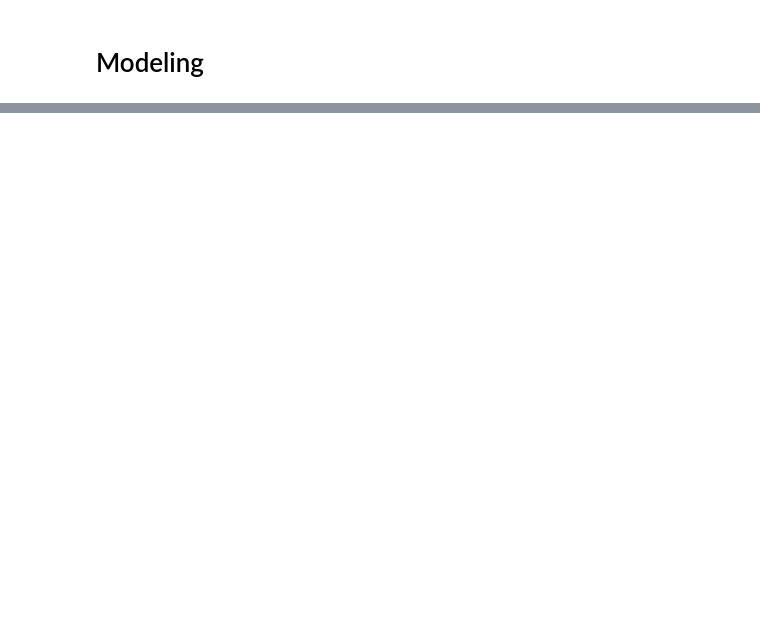
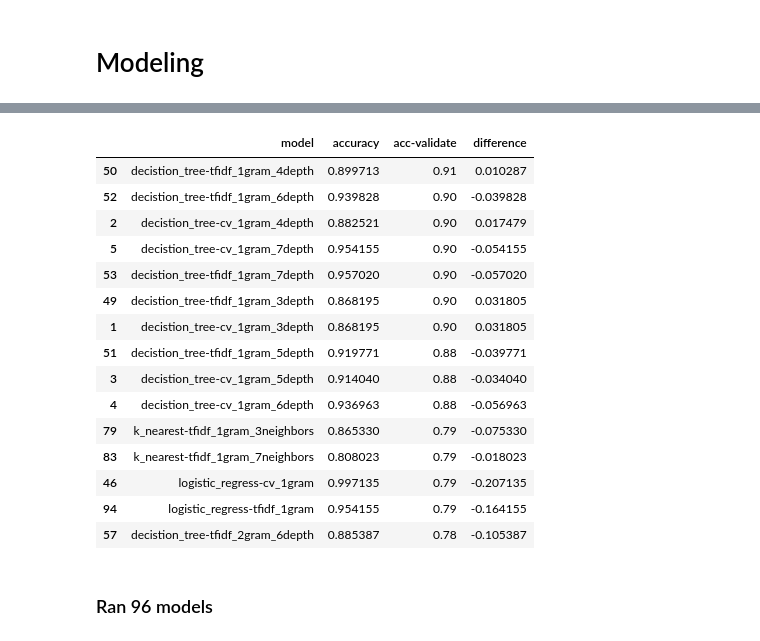
Before and after one commit to NLP-Casey-Harris-Wood-Project/nlp-project, a Jupyter notebook: modeling.ipynb, the cells around one changed output, grey strips where cells are left out. Saved outputs shown, nothing was run; the diff lists cells and outputs as text; code cells hidden in the pictures; blank space fills up the shorter version.

```diff
--- a/modeling.ipynb
+++ b/modeling.ipynb
@@ -244,0 +295,21 @@ metric_df
+# %%
+metric_df.sort_values('acc-validate', ascending=False).head(15)
+# %% [output]
+|  | model | accuracy | acc-validate | difference |
+| 50 | decistion_tree-tfidf_1gram_4depth | 0.899713 | 0.91 | 0.010287 |
+| 52 | decistion_tree-tfidf_1gram_6depth | 0.939828 | 0.90 | -0.039828 |
+| 2 | decistion_tree-cv_1gram_4depth | 0.882521 | 0.90 | 0.017479 |
+| 5 | decistion_tree-cv_1gram_7depth | 0.954155 | 0.90 | -0.054155 |
+| 53 | decistion_tree-tfidf_1gram_7depth | 0.957020 | 0.90 | -0.057020 |
+| 49 | decistion_tree-tfidf_1gram_3depth | 0.868195 | 0.90 | 0.031805 |
+| 1 | decistion_tree-cv_1gram_3depth | 0.868195 | 0.90 | 0.031805 |
+| 51 | decistion_tree-tfidf_1gram_5depth | 0.919771 | 0.88 | -0.039771 |
+| 3 | decistion_tree-cv_1gram_5depth | 0.914040 | 0.88 | -0.034040 |
+| 4 | decistion_tree-cv_1gram_6depth | 0.936963 | 0.88 | -0.056963 |
+| 79 | k_nearest-tfidf_1gram_3neighbors | 0.865330 | 0.79 | -0.075330 |
+| 83 | k_nearest-tfidf_1gram_7neighbors | 0.808023 | 0.79 | -0.018023 |
+| 46 | logistic_regress-cv_1gram | 0.997135 | 0.79 | -0.207135 |
+| 94 | logistic_regress-tfidf_1gram | 0.954155 | 0.79 | -0.164155 |
+| 57 | decistion_tree-tfidf_2gram_6depth | 0.885387 | 0.78 | -0.105387 |
+# %% [markdown]
+### Ran 96 models
```
Also changed, not shown: parts of 34 cells of this notebook, 1 other file.
